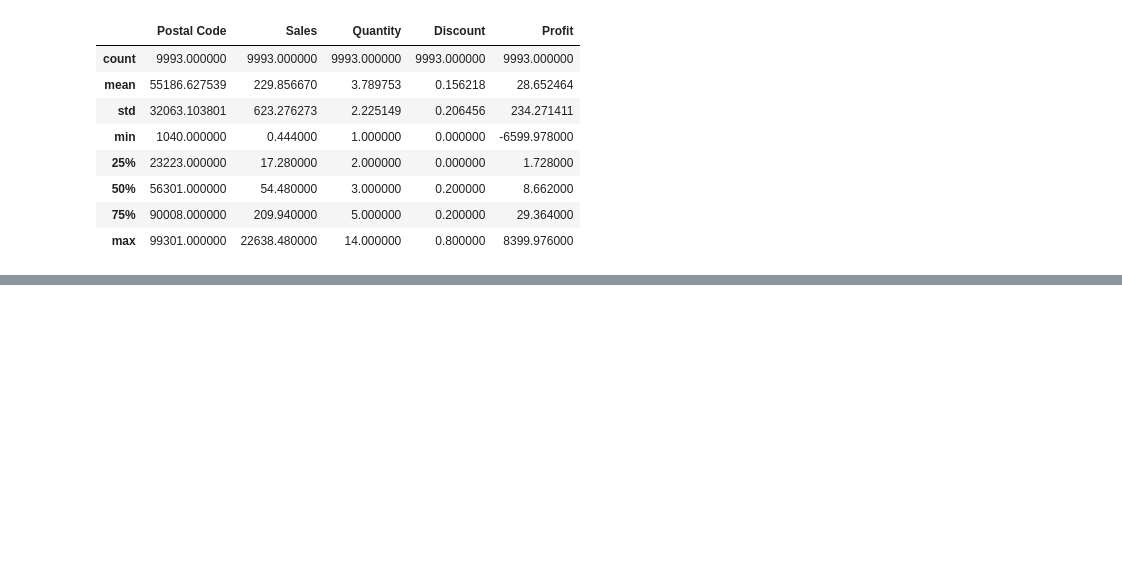
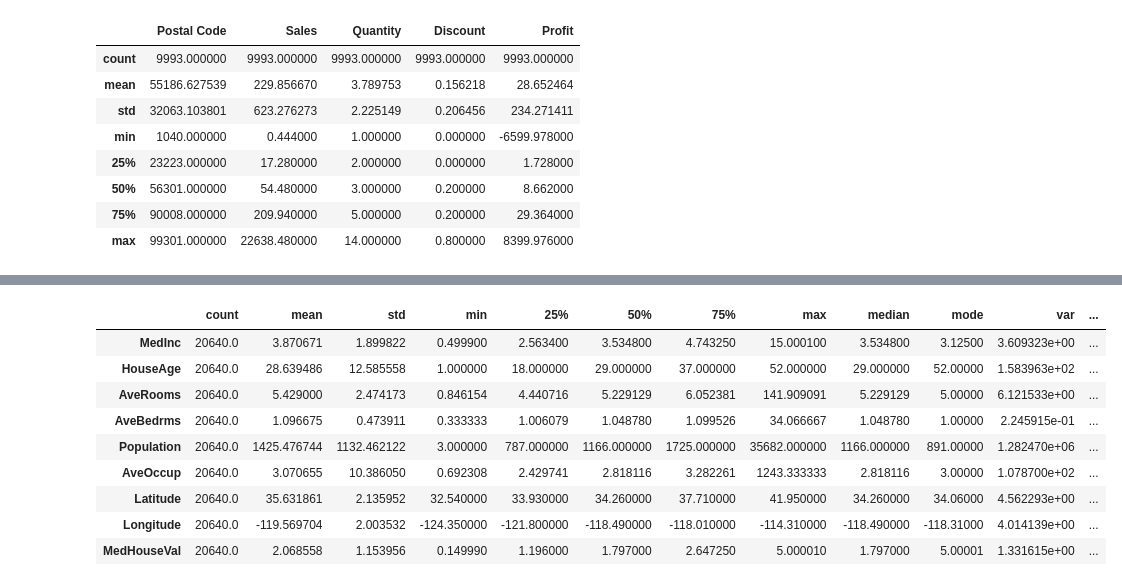
Before and after one commit to SANGRAMLEMBE/MTech, a Jupyter notebook: Inferential_Statistics/Practical/Inferential_stats_1.ipynb, the cells around one changed output, grey strips where cells are left out. Cells and saved outputs as stored; diff of their text form; code cells hidden in the pictures; blank space fills up the shorter version.

```diff
--- a/Inferential_Statistics/Practical/Inferential_stats_1.ipynb
+++ b/Inferential_Statistics/Practical/Inferential_stats_1.ipynb
@@ -498,0 +519,4 @@ data.describe()
+# %%
+# Descriptive statistics in detail
+desc=df.describe().T
+print(desc)
@@ -498,0 +541,22 @@ data.describe()
+# %%
+# Adding more statistics
+desc["median"]=df.median()
+desc["mode"]=df.mode().iloc[0]
+desc["var"]=df.var()
+desc["std"]=df.std()
+desc["skewness"]=df.skew()
+desc["kurtosis"]=df.kurtosis()
+desc["range"]=df.max()-df.min()
+desc["IQR"]=df.quantile(0.75)-df.quantile(0.25)
+desc
+# %% [output]
+|  | count | mean | std | min | 25% | 50% | 75% | max | median | mode | var | ... |
+| MedInc | 20640.0 | 3.870671 | 1.899822 | 0.499900 | 2.563400 | 3.534800 | 4.743250 | 15.000100 | 3.534800 | 3.12500 | 3.609323e+00 | ... |
+| HouseAge | 20640.0 | 28.639486 | 12.585558 | 1.000000 | 18.000000 | 29.000000 | 37.000000 | 52.000000 | 29.000000 | 52.00000 | 1.583963e+02 | ... |
+| AveRooms | 20640.0 | 5.429000 | 2.474173 | 0.846154 | 4.440716 | 5.229129 | 6.052381 | 141.909091 | 5.229129 | 5.00000 | 6.121533e+00 | ... |
+| AveBedrms | 20640.0 | 1.096675 | 0.473911 | 0.333333 | 1.006079 | 1.048780 | 1.099526 | 34.066667 | 1.048780 | 1.00000 | 2.245915e-01 | ... |
+| Population | 20640.0 | 1425.476744 | 1132.462122 | 3.000000 | 787.000000 | 1166.000000 | 1725.000000 | 35682.000000 | 1166.000000 | 891.00000 | 1.282470e+06 | ... |
+| AveOccup | 20640.0 | 3.070655 | 10.386050 | 0.692308 | 2.429741 | 2.818116 | 3.282261 | 1243.333333 | 2.818116 | 3.00000 | 1.078700e+02 | ... |
+| Latitude | 20640.0 | 35.631861 | 2.135952 | 32.540000 | 33.930000 | 34.260000 | 37.710000 | 41.950000 | 34.260000 | 34.06000 | 4.562293e+00 | ... |
+| Longitude | 20640.0 | -119.569704 | 2.003532 | -124.350000 | -121.800000 | -118.490000 | -118.010000 | -114.310000 | -118.490000 | -118.31000 | 4.014139e+00 | ... |
+| MedHouseVal | 20640.0 | 2.068558 | 1.153956 | 0.149990 | 1.196000 | 1.797000 | 2.647250 | 5.000010 | 1.797000 | 5.00001 | 1.331615e+00 | ... |
```
Also changed, not shown: parts of 12 cells of this notebook.
